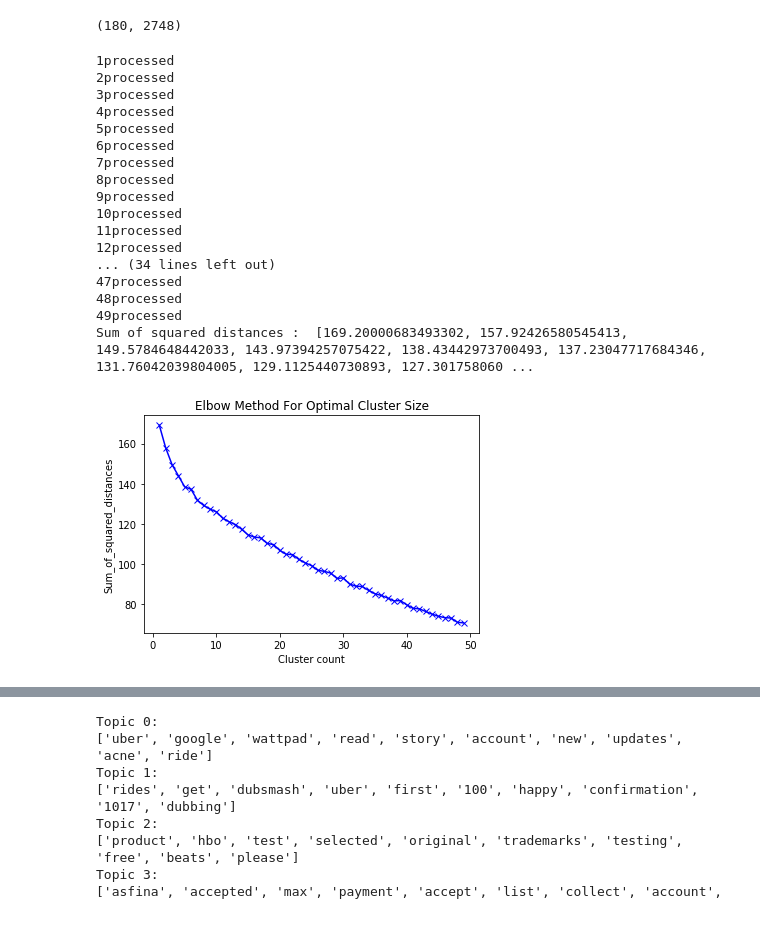
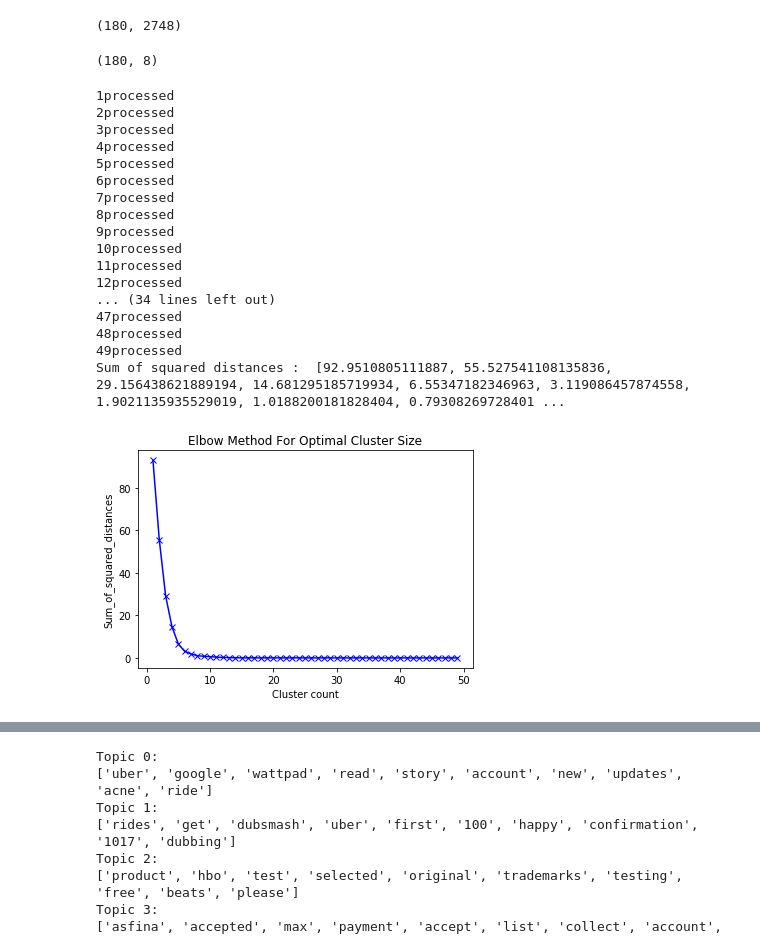
Before and after one commit to KMKnation/semantic_search_engine, a Jupyter notebook: KMeans.ipynb, the cells around one changed output, grey strips where cells are left out. Saved outputs shown, nothing was run; the diff lists cells and outputs as text; code cells hidden in the pictures.

Commit message:
feat: added Latent Semantic Analysis

```diff
--- a/KMeans.ipynb
+++ b/KMeans.ipynb
@@ -81,7 +80,7 @@ Processed!!
 # %%
 import pandas as pd
 # %%
-
+df = pd.DataFrame(columns=['content'])
 counter = 0
 for emailpath in os.listdir(EMAIL_DATASET_PATH):
     with open(os.path.join(EMAIL_DATASET_PATH, emailpath), 'r') as file:
@@ -184,6 +169,17 @@ print("\n Feature names Identified :\n")
 data_matrix.shape
 # %% [output]
 (180, 2748)
+# %%
+num_of_topic = 8
+# %%
+lda = LatentDirichletAllocation(
+        n_components=num_of_topic, max_iter=5,
+        learning_method='online', random_state=0)
+lda_mat = lda.fit_transform(data_matrix)
+# %%
+lda_mat.shape
+# %% [output]
+(180, 8)
 # %%
 #Use KMeans clustering from scikit-learn
 from sklearn.cluster import KMeans
@@ -195,37 +191,38 @@ sosd = []
 K = range(1,50)
 for k in K:
     km = KMeans(n_clusters=k)
-    km = km.fit(data_matrix)
+#     km = km.fit(data_matrix)
+    km = km.fit(lda_mat)
     sosd.append(km.inertia_)
     print(str(k) + "processed")
 print("Sum of squared distances : " ,sosd)
 
 #Plot sosd against number of clusters
 import matplotlib.pyplot as mpLib
 mpLib.plot(K, sosd, 'bx-')
 mpLib.xlabel('Cluster count')
 mpLib.ylabel('Sum_of_squared_distances')
 mpLib.title('Elbow Method For Optimal Cluster Size')
 mpLib.show()
 # %% [output]
 1processed
 2processed
 3processed
 4processed
 5processed
 6processed
 7processed
 8processed
 9processed
 10processed
 11processed
 12processed
 ... (34 lines left out)
 47processed
 48processed
 49processed
-Sum of squared distances :  [169.20000683493302, 157.92426580545413, 149.5784648442033, 143.97394257075422, 138.43442973700493, 137.23047717684346, 131.76042039804005, 129.1125440730893, 127.301758060 ...
+Sum of squared distances :  [92.9510805111887, 55.527541108135836, 29.156438621889194, 14.681295185719934, 6.55347182346963, 3.119086457874558, 1.9021135935529019, 1.0188200181828404, 0.79308269728401 ...
-[figure, old version]
+[figure, new version]
 # %%
 #Use KMeans clustering from scikit-learn
 from sklearn.cluster import KMeans
```
Also changed, not shown: parts of 7 cells of this notebook, 1 other file.
